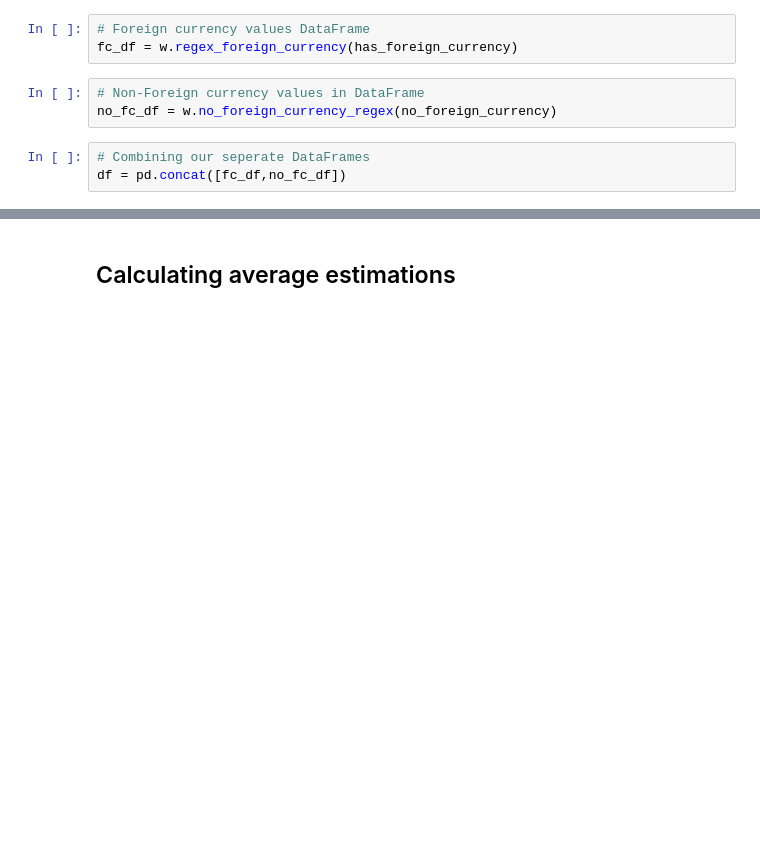
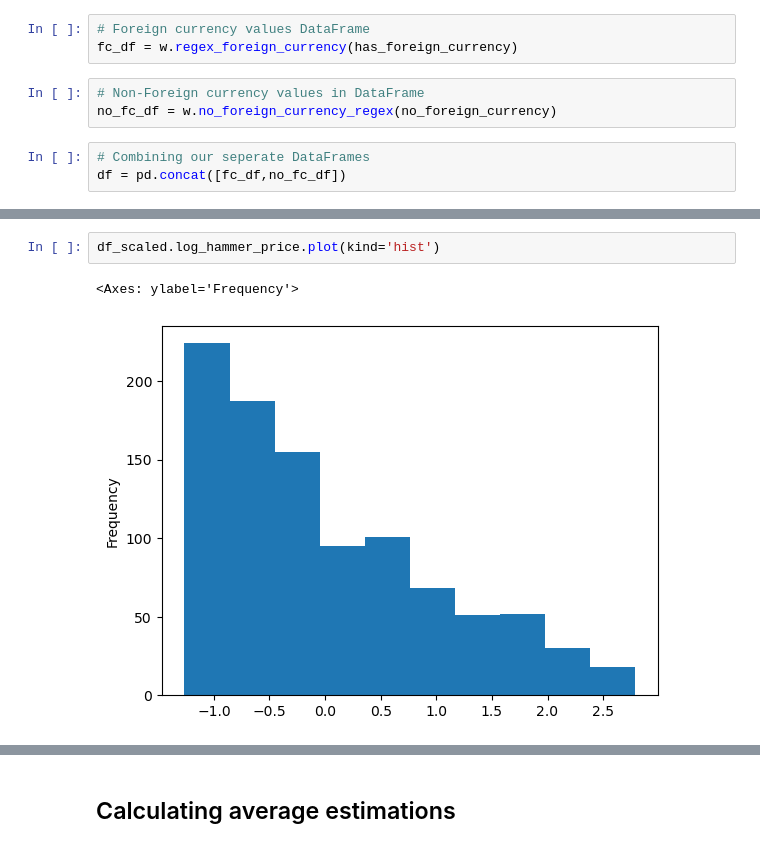
Before and after one commit to jeremiah-toribio/art-of-data, a Jupyter notebook: workbook.ipynb, the cells around one changed output, grey strips where cells are left out. Cells and saved outputs as stored; diff of their text form; blank space fills up the shorter version.

```diff
--- a/workbook.ipynb
+++ b/workbook.ipynb
@@ -315,0 +361,5 @@ df.tail(2)
+# %%
+df_scaled.log_hammer_price.plot(kind='hist')
+# %% [output]
+<Axes: ylabel='Frequency'>
+[figure, added]
```
Also changed, not shown: parts of 30 cells of this notebook, 1 other file.
